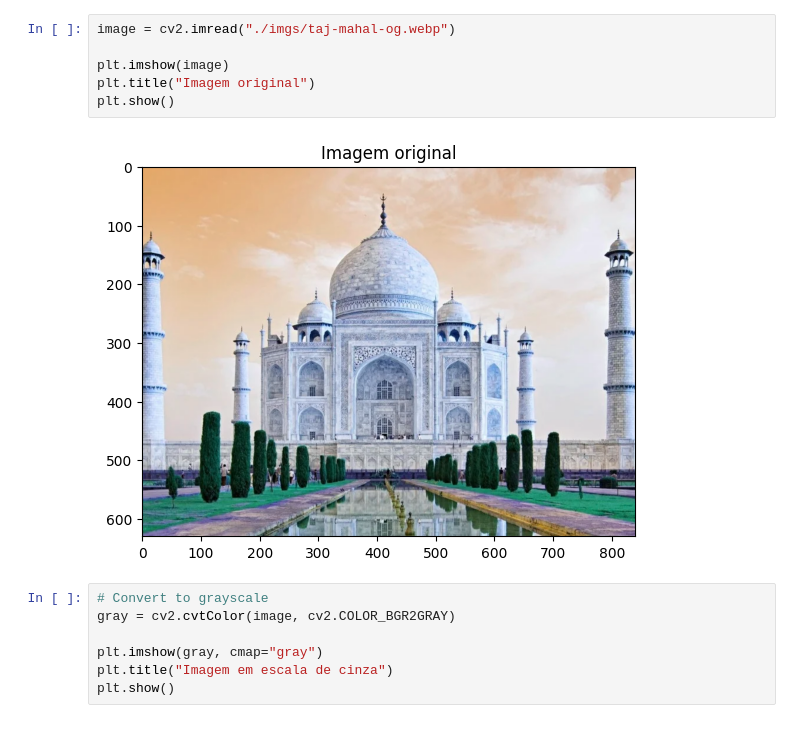
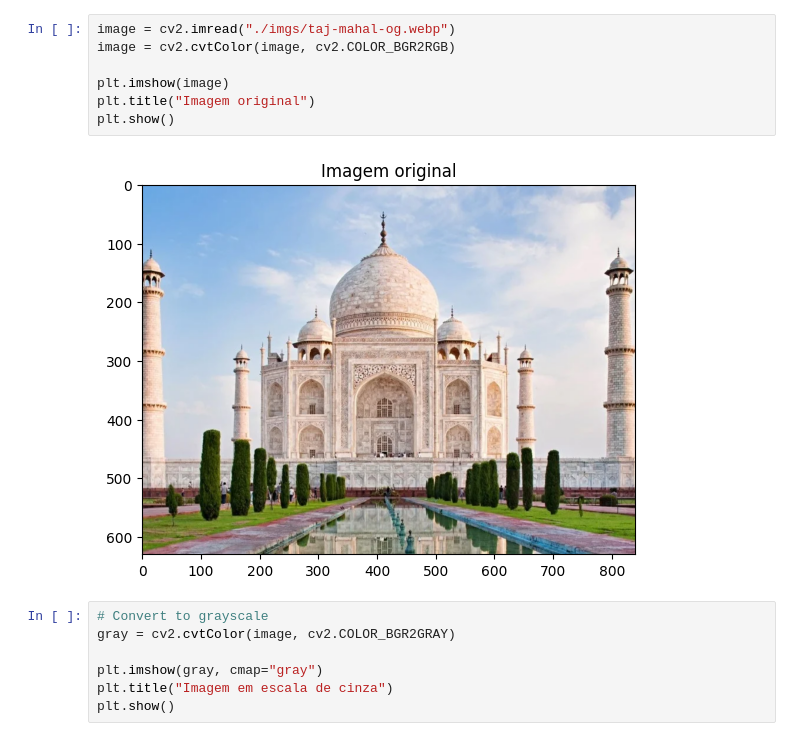
Before and after one commit to tomast1337/Image-Processing, a Jupyter notebook: aula7.ipynb, the cells around one changed output. Cells and saved outputs as stored; diff of their text form.

```diff
--- a/aula7.ipynb
+++ b/aula7.ipynb
@@ -10,11 +10,12 @@ OpenCV version: 4.8.0
 # %%
 image = cv2.imread("./imgs/taj-mahal-og.webp")
+image = cv2.cvtColor(image, cv2.COLOR_BGR2RGB)
 
 plt.imshow(image)
 plt.title("Imagem original")
 plt.show()
 # %% [output]
-[figure, old version]
+[figure, new version]
 # %%
 # Convert to grayscale
 gray = cv2.cvtColor(image, cv2.COLOR_BGR2GRAY)
```
Also changed, not shown: parts of 4 cells of this notebook.
